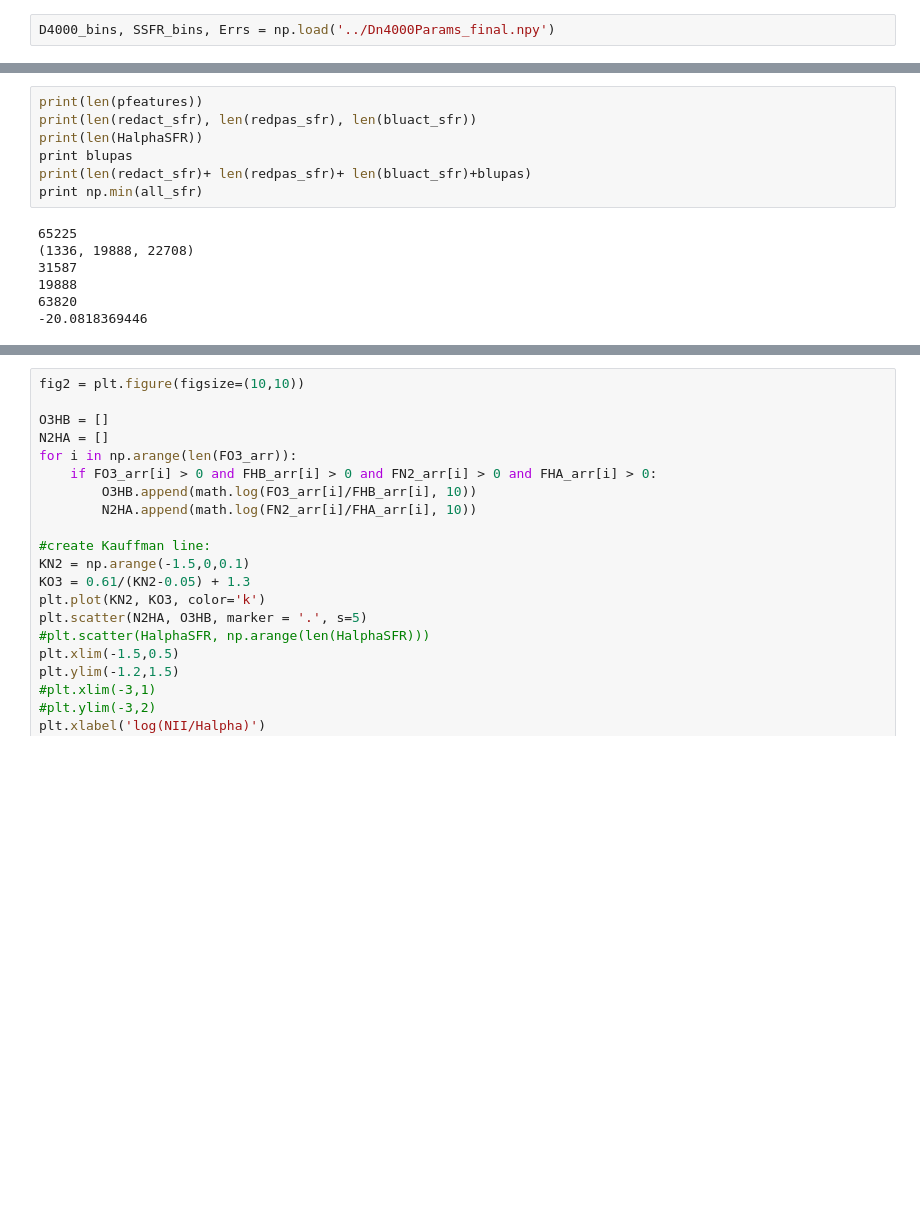
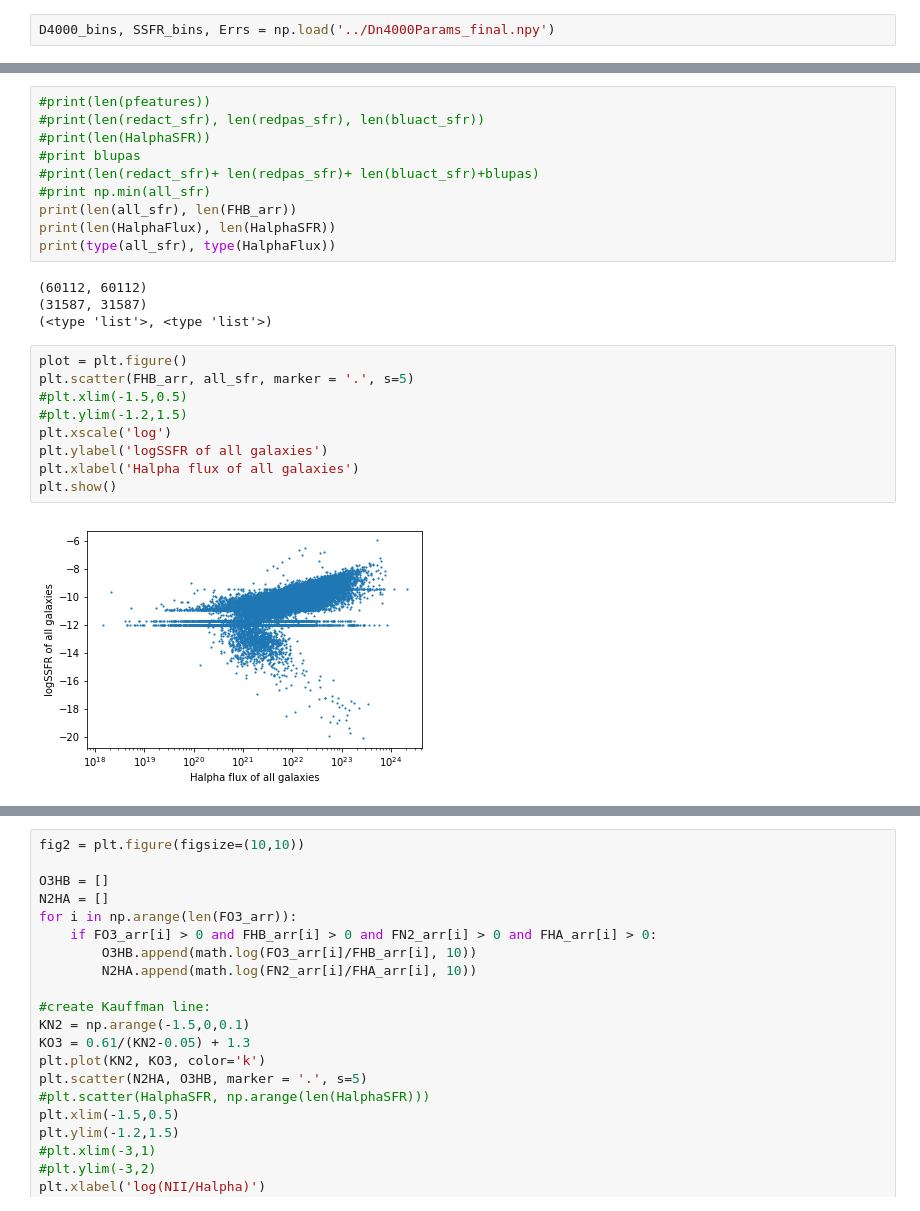
Before and after one commit to jaotter/Otter-Research-2017, a Jupyter notebook: early_late_classification.ipynb, the cells around one changed output, grey strips where cells are left out. Drawn from its saved outputs; the diff is of its cells as text; blank space fills up the shorter version.

Commit message:
added plots of Halpha and SFR

```diff
--- a/early_late_classification.ipynb
+++ b/early_late_classification.ipynb
@@ -122,14 +123,25 @@ for i in np.arange(pfeatures.size):
 # %%
-print(len(pfeatures))
-print(len(redact_sfr), len(redpas_sfr), len(bluact_sfr))
-print(len(HalphaSFR))
-print blupas
-print(len(redact_sfr)+ len(redpas_sfr)+ len(bluact_sfr)+blupas)
-print np.min(all_sfr)
+#print(len(pfeatures))
+#print(len(redact_sfr), len(redpas_sfr), len(bluact_sfr))
+#print(len(HalphaSFR))
+#print blupas
+#print(len(redact_sfr)+ len(redpas_sfr)+ len(bluact_sfr)+blupas)
+#print np.min(all_sfr)
+print(len(all_sfr), len(FHB_arr))
+print(len(HalphaFlux), len(HalphaSFR))
+print(type(all_sfr), type(HalphaFlux))
 # %% [output]
-65225
-(1336, 19888, 22708)
-31587
-19888
-63820
--20.0818369446
+(60112, 60112)
+(31587, 31587)
+(<type 'list'>, <type 'list'>)
+# %%
+plot = plt.figure()
+plt.scatter(FHB_arr, all_sfr, marker = '.', s=5)
+#plt.xlim(-1.5,0.5)
+#plt.ylim(-1.2,1.5)
+plt.xscale('log')
+plt.ylabel('logSSFR of all galaxies')
+plt.xlabel('Halpha flux of all galaxies')
+plt.show()
+# %% [output]
+[figure, added]
```
Also changed, not shown: parts of 5 cells of this notebook.
